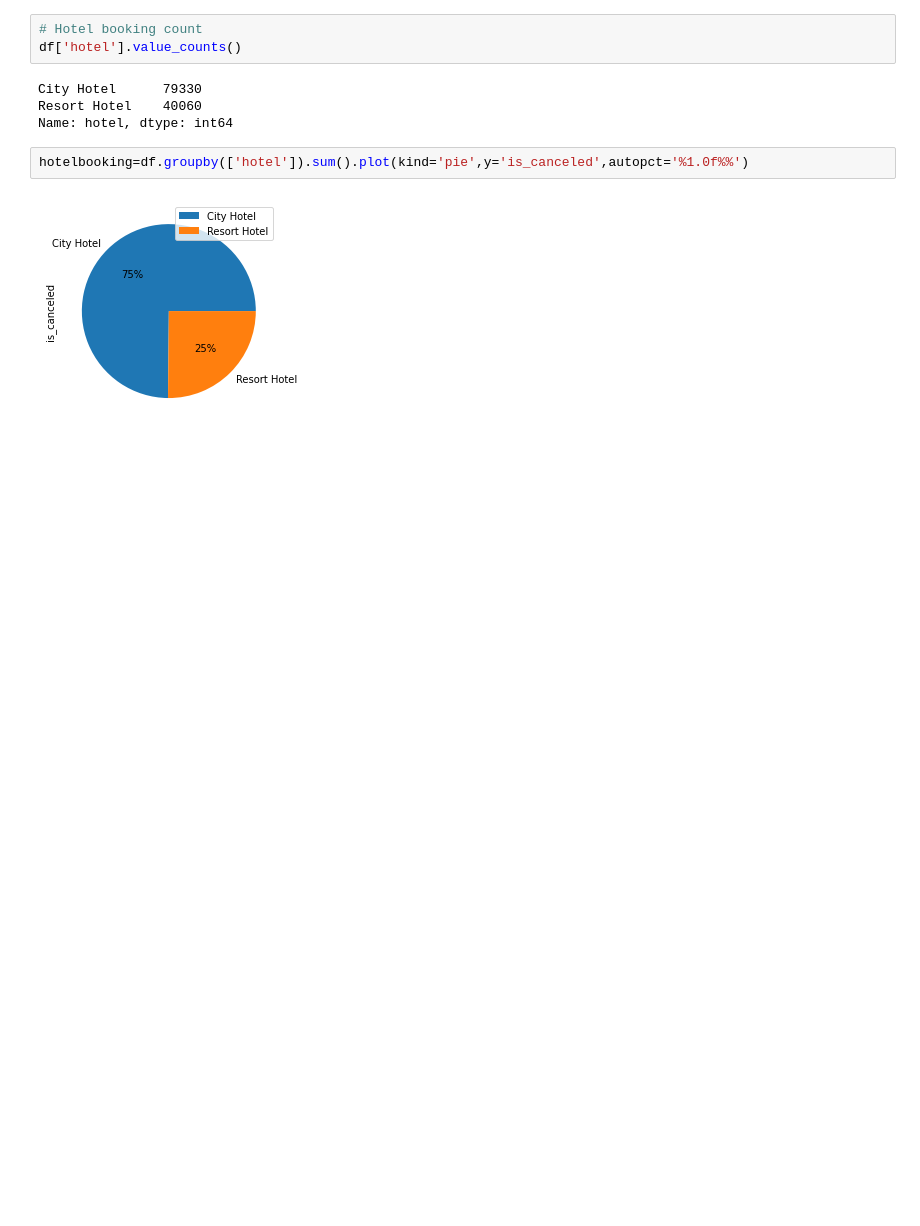
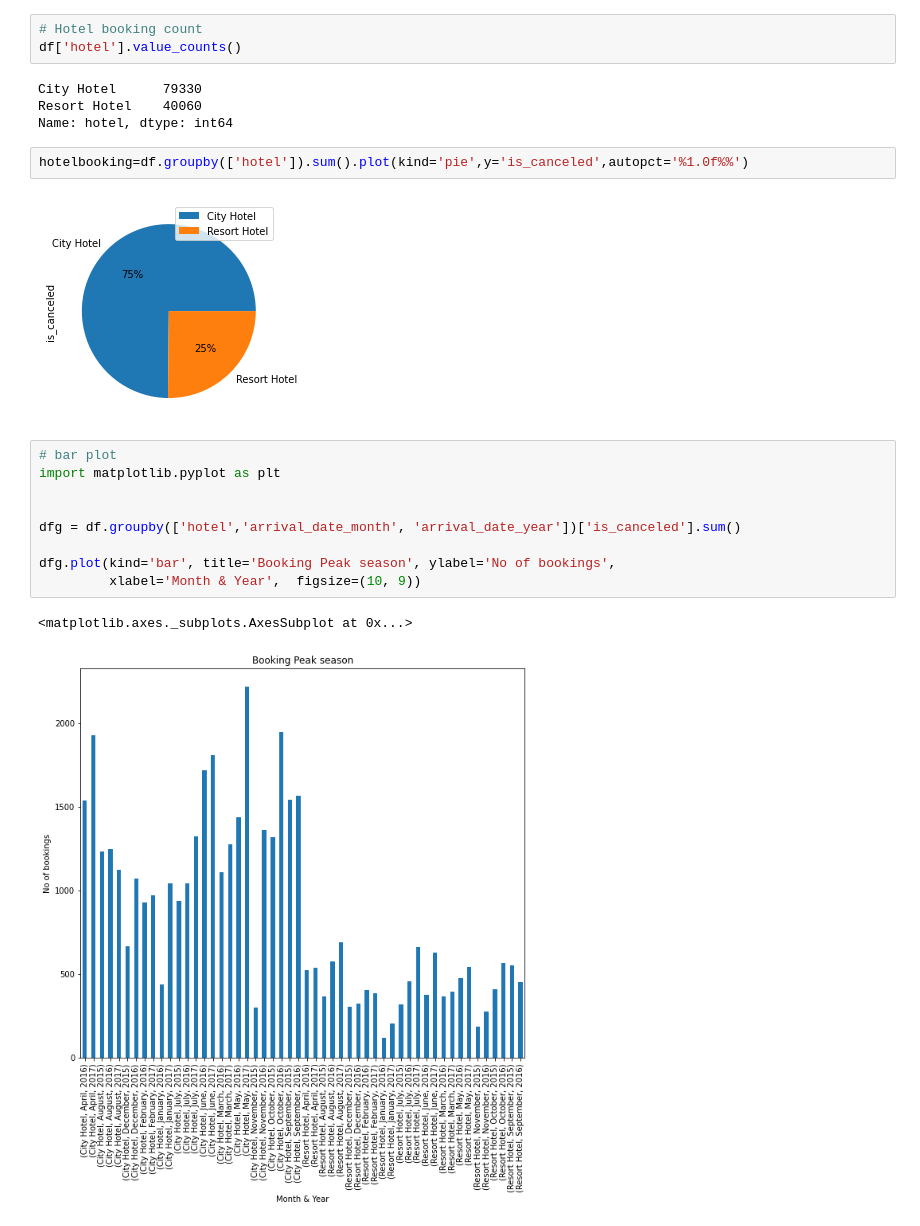
Before and after one commit to SujataAJadhav/CAPSTONE-1-Hotel-Booking-Analysis-SujataAJadhav, a Jupyter notebook: Capstone_Project_1_SujataAJAdhav_Hotel_Booking_Analysis.ipynb, the cells around one changed output. Cells and saved outputs as stored; diff of their text form; blank space fills up the shorter version.

```diff
--- a/Capstone_Project_1_SujataAJAdhav_Hotel_Booking_Analysis.ipynb
+++ b/Capstone_Project_1_SujataAJAdhav_Hotel_Booking_Analysis.ipynb
@@ -123,3 +123,15 @@ Name: hotel, dtype: int64
 hotelbooking=df.groupby(['hotel']).sum().plot(kind='pie',y='is_canceled',autopct='%1.0f%%')
 # %% [output]
 [figure]
+# %%
+# bar plot
+import matplotlib.pyplot as plt
+
+
+dfg = df.groupby(['hotel','arrival_date_month', 'arrival_date_year'])['is_canceled'].sum()
+
+dfg.plot(kind='bar', title='Booking Peak season', ylabel='No of bookings',
+         xlabel='Month & Year',  figsize=(10, 9))
+# %% [output]
+<matplotlib.axes._subplots.AxesSubplot at 0x...>
+[figure, added]
```
Also changed, not shown: parts of 2 cells of this notebook.
